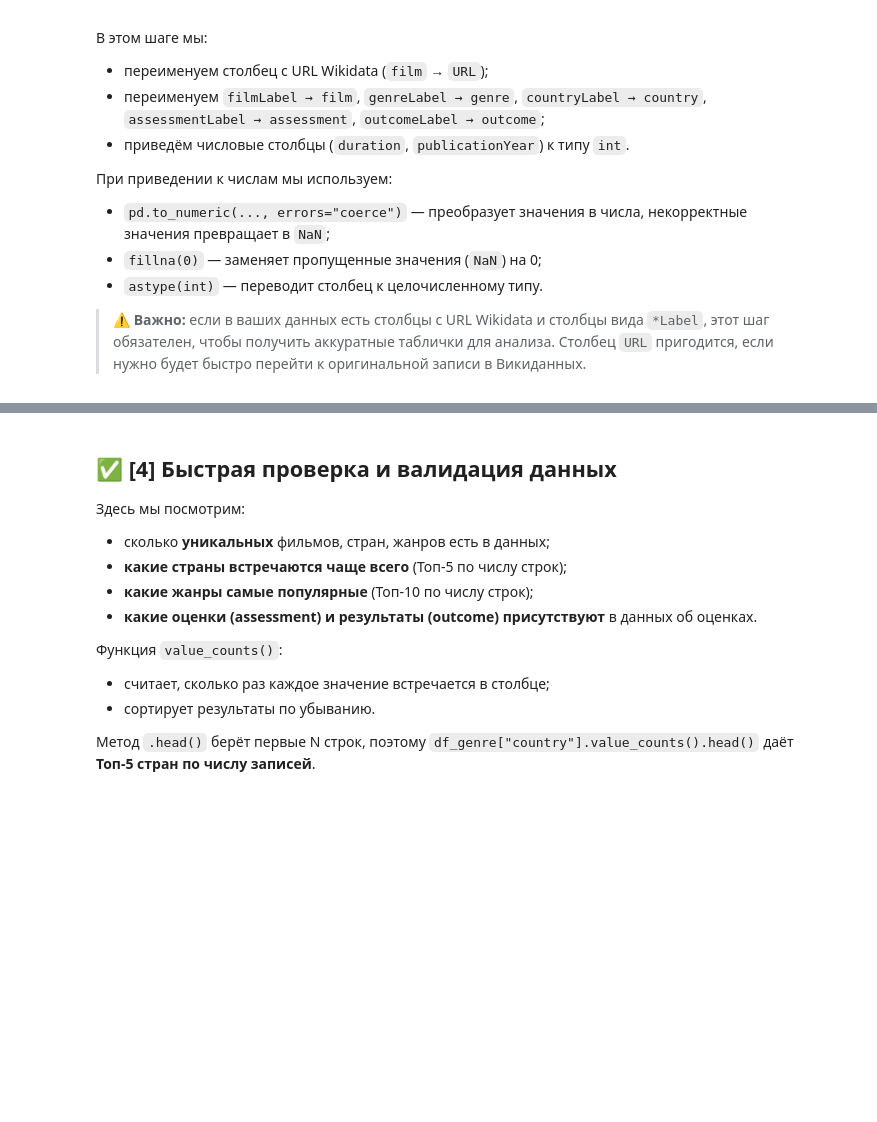
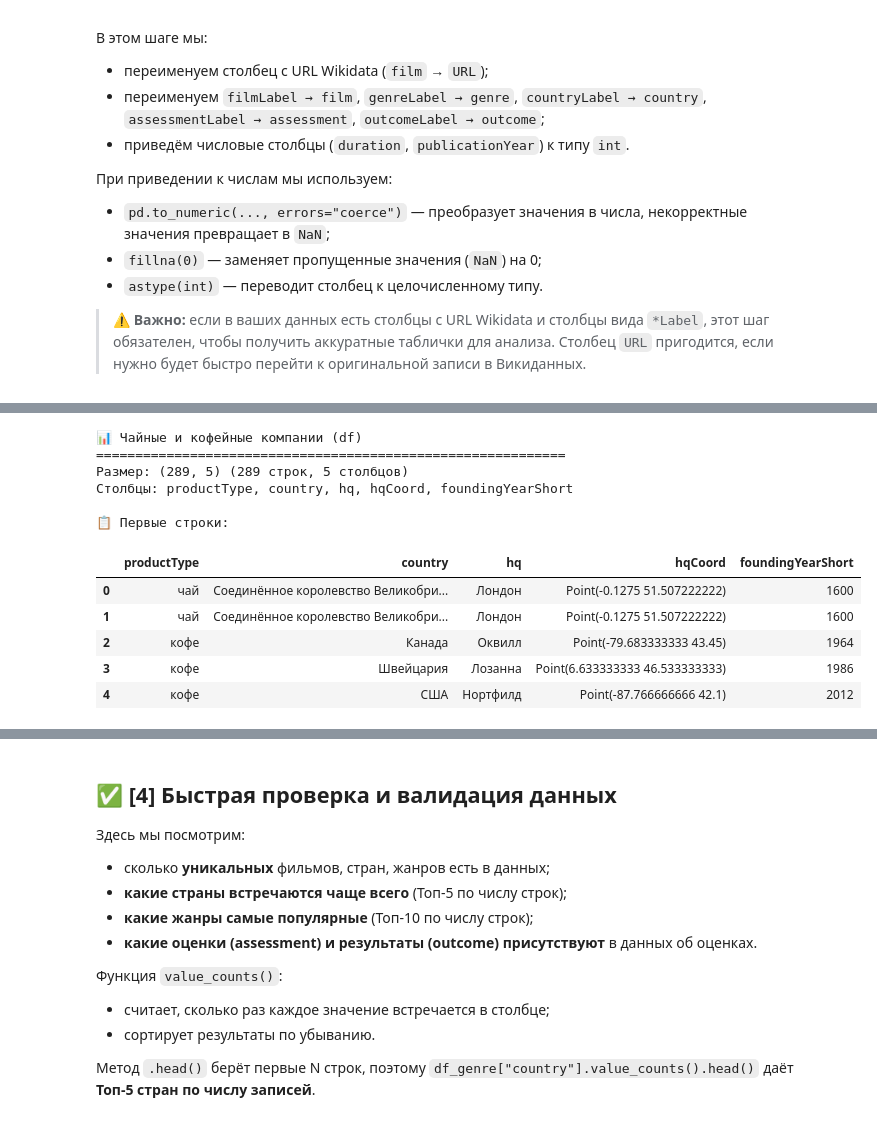
Before and after one commit to dklishta/python-ai-Gailunaite-Darya, a Jupyter notebook: notebooks/week2b_read_csv.ipynb, the cells around one changed output, grey strips where cells are left out. Saved outputs shown, nothing was run; the diff lists cells and outputs as text; code cells hidden in the pictures; blank space fills up the shorter version.

```diff
--- a/notebooks/week2b_read_csv.ipynb
+++ b/notebooks/week2b_read_csv.ipynb
@@ -222,0 +198,68 @@ show_info(df_assessment, "Год выпуска, оценки и рейтинг
+# %%
+# 🔍 Шаг 3. Обзор данных
+
+def show_info(df, name, n=5):
+    """Краткий обзор DataFrame: имя, размер, список столбцов и первые строки."""
+    print(f"\n📊 {name}")
+    print("=" * 60)
+    print("Размер:", df.shape, f"({df.shape[0]} строк, {df.shape[1]} столбцов)")
+    print("Столбцы:", ", ".join(df.columns))
+    print("\n📋 Первые строки:")
+    display(df.head(n))
+
+    # 📈 Базовая статистика по числовым столбцам
+    numeric_cols = df.select_dtypes(include=['int', 'float']).columns
+    if len(numeric_cols) > 0:
+        print("\n📈 Статистика по числовым столбцам:")
+        print(df[numeric_cols].describe())
+    else:
+        print("\n⚠️ Нет числовых столбцов для статистики")
+
+    # 🏷️ Уникальные значения категориальных столбцов
+    print("\n🏷️ Уникальные значения:")
+    for col in df.select_dtypes(include=['object']).columns:
+        unique_count = df[col].nunique()
+        print(f"  • {col}: {unique_count} уникальных значений")
+
+# ============================================================
+# 🔍 Вызов функции для вашего DataFrame
+# ============================================================
+
+show_info(df, "Чайные и кофейные компании (df)")
+
+# ============================================================
+# 💡 Дополнительно: быстрая сводка по вашим данным
+# ============================================================
+
+print("\n" + "=" * 60)
+print("📌 БЫСТРАЯ СВОДКА ПО ДАННЫМ")
+print("=" * 60)
+
+if "productType" in df.columns:
+    print("\n☕ Типы продуктов:")
+    print(df["productType"].value_counts())
+
+if "country" in df.columns:
+    print("\n🌍 Страны:")
+    print(df["country"].value_counts())
+
+if "foundingYearShort" in df.columns:
+    print("\n📅 Год основания:")
+    print(f"  • Самый ранний: {df['foundingYearShort'].min()}")
+    print(f"  • Самый поздний: {df['foundingYearShort'].max()}")
+    print(f"  • Средний: {df['foundingYearShort'].mean():.0f}")
+
+print("\n✅ Обзор данных завершён")
+# %% [output]
+📊 Чайные и кофейные компании (df)
+============================================================
+Размер: (289, 5) (289 строк, 5 столбцов)
+Столбцы: productType, country, hq, hqCoord, foundingYearShort
+
+📋 Первые строки:
+|  | productType | country | hq | hqCoord | foundingYearShort |
+| 0 | чай | Соединённое королевство Великобри... | Лондон | Point(-0.1275 51.507222222) | 1600 |
+| 1 | чай | Соединённое королевство Великобри... | Лондон | Point(-0.1275 51.507222222) | 1600 |
+| 2 | кофе | Канада | Оквилл | Point(-79.683333333 43.45) | 1964 |
+| 3 | кофе | Швейцария | Лозанна | Point(6.633333333 46.533333333) | 1986 |
+| 4 | кофе | США | Нортфилд | Point(-87.766666666 42.1) | 2012 |
```
Also changed, not shown: parts of 4 cells of this notebook.
